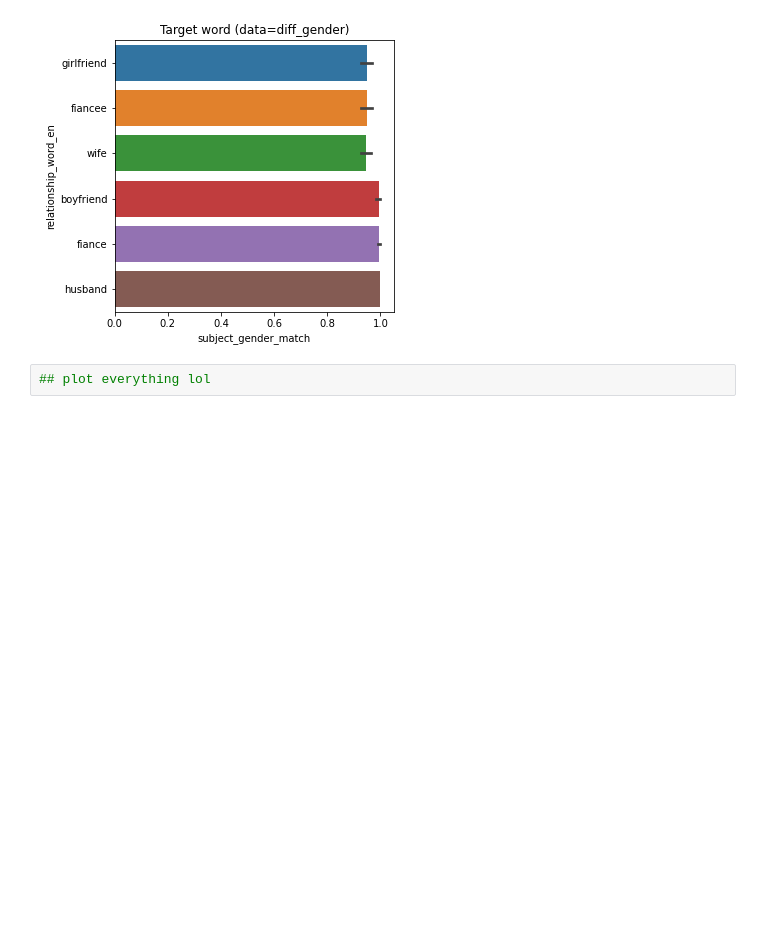
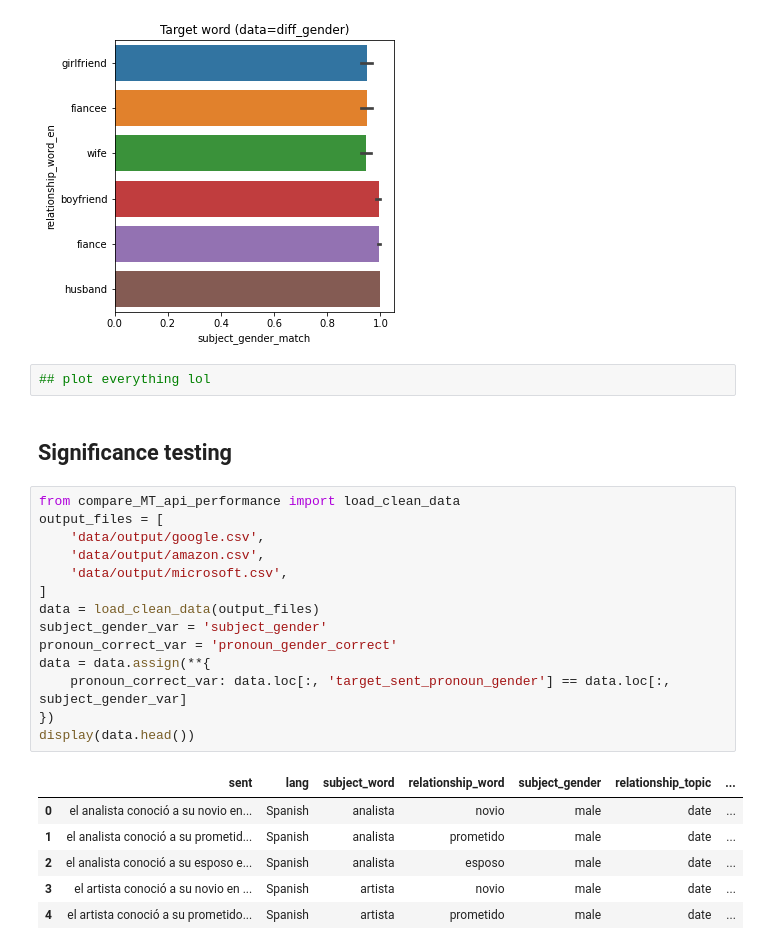
Before and after one commit to ianbstewart/multilingual-same-gender-bias, a Jupyter notebook: query_translations.ipynb, the cells around one changed output. Saved outputs shown, nothing was run; the diff lists cells and outputs as text; blank space fills up the shorter version.

Commit message:
significance testing

```diff
--- a/query_translations.ipynb
+++ b/query_translations.ipynb
@@ -1565,3 +1565,26 @@ plot_match_rates(valid_diff_gender_sentence_data, 'diff_gender')
 [figure]
 # %%
 ## plot everything lol
+# %% [markdown]
+## Significance testing
+# %%
+from compare_MT_api_performance import load_clean_data
+output_files = [
+    'data/output/google.csv',
+    'data/output/amazon.csv',
+    'data/output/microsoft.csv',
+]
+data = load_clean_data(output_files)
+subject_gender_var = 'subject_gender'
+pronoun_correct_var = 'pronoun_gender_correct'
+data = data.assign(**{
+    pronoun_correct_var: data.loc[:, 'target_sent_pronoun_gender'] == data.loc[:, subject_gender_var]
+})
+display(data.head())
+# %% [output]
+|  | sent | lang | subject_word | relationship_word | subject_gender | relationship_topic | ... |
+| 0 | el analista conoció a su novio en... | Spanish | analista | novio | male | date | ... |
+| 1 | el analista conoció a su prometid... | Spanish | analista | prometido | male | date | ... |
+| 2 | el analista conoció a su esposo e... | Spanish | analista | esposo | male | date | ... |
+| 3 | el artista conoció a su novio en ... | Spanish | artista | novio | male | date | ... |
+| 4 | el artista conoció a su prometido... | Spanish | artista | prometido | male | date | ... |
```
Also changed, not shown: parts of 1 cell of this notebook, 1 other file.
